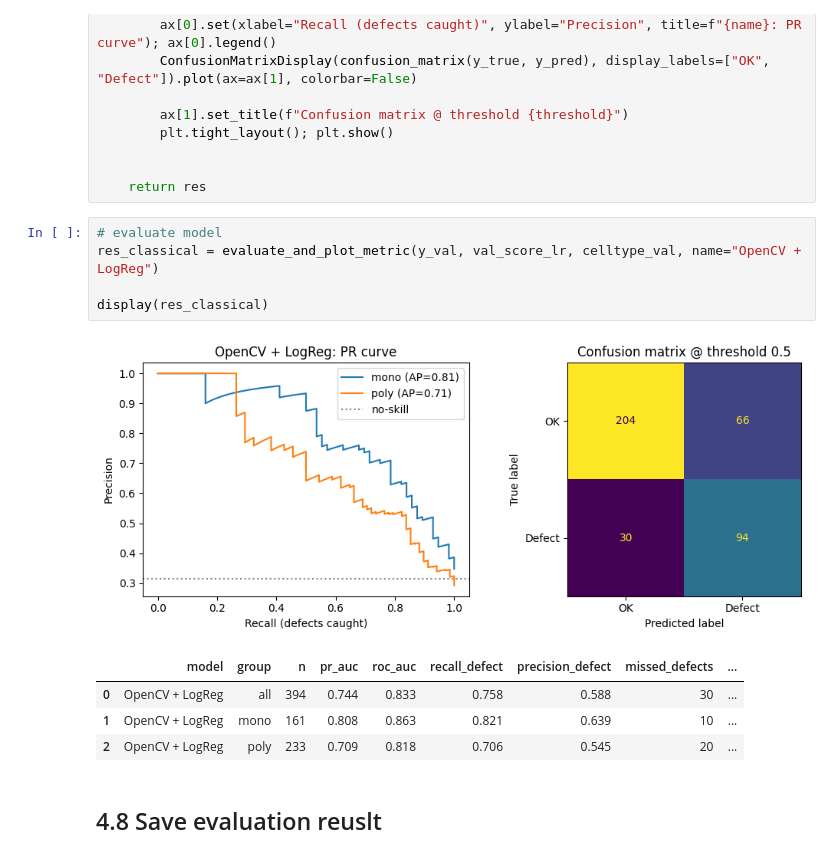
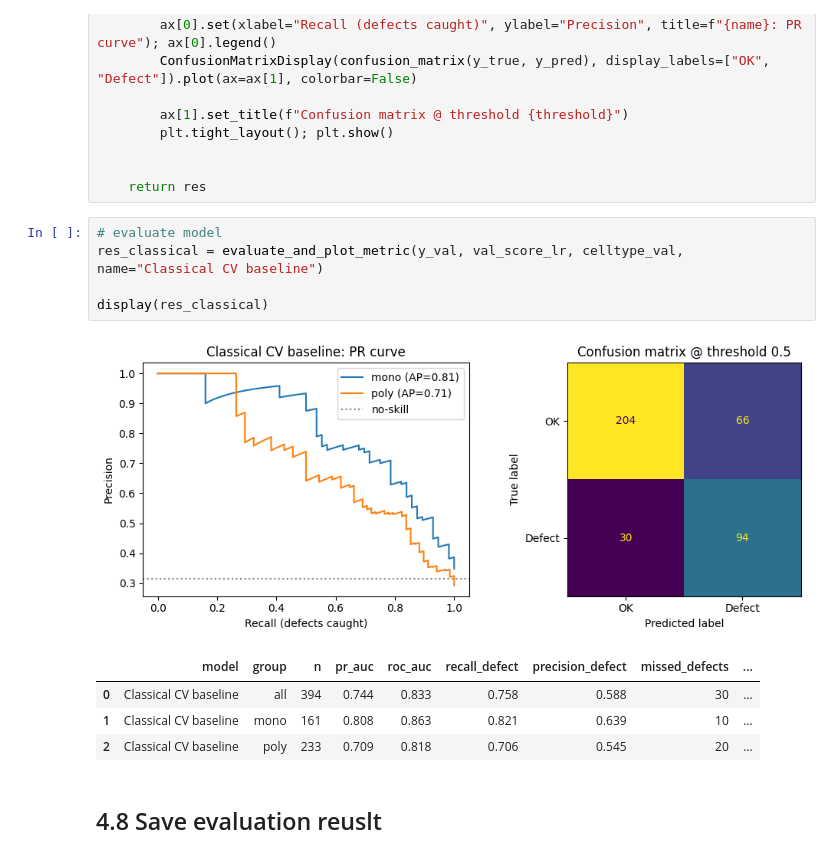
Before and after one commit to OctaviaMay/solar-el-defect-inspection, a Jupyter notebook: notebooks/01_eda_and_baselines.ipynb, the cells around one changed output. Drawn from its saved outputs; the diff is of its cells as text.

```diff
--- a/notebooks/01_eda_and_baselines.ipynb
+++ b/notebooks/01_eda_and_baselines.ipynb
@@ -282,15 +282,15 @@ def evaluate_and_plot_metric(y_true, y_score, types, threshold=0.5, name="model"
     return res
 # %%
 # evaluate model
-res_classical = evaluate_and_plot_metric(y_val, val_score_lr, celltype_val, name="OpenCV + LogReg")
+res_classical = evaluate_and_plot_metric(y_val, val_score_lr, celltype_val, name="Classical CV baseline")
 
 display(res_classical)
 # %% [output]
-[figure, old version]
+[figure, new version]
 |  | model | group | n | pr_auc | roc_auc | recall_defect | precision_defect | missed_defects | ... |
-| 0 | OpenCV + LogReg | all | 394 | 0.744 | 0.833 | 0.758 | 0.588 | 30 | ... |
-| 1 | OpenCV + LogReg | mono | 161 | 0.808 | 0.863 | 0.821 | 0.639 | 10 | ... |
-| 2 | OpenCV + LogReg | poly | 233 | 0.709 | 0.818 | 0.706 | 0.545 | 20 | ... |
+| 0 | Classical CV baseline | all | 394 | 0.744 | 0.833 | 0.758 | 0.588 | 30 | ... |
+| 1 | Classical CV baseline | mono | 161 | 0.808 | 0.863 | 0.821 | 0.639 | 10 | ... |
+| 2 | Classical CV baseline | poly | 233 | 0.709 | 0.818 | 0.706 | 0.545 | 20 | ... |
 # %% [markdown]
 ## 4.8 Save evaluation reuslt
 # %%
```
Also changed, not shown: parts of 6 cells of this notebook, 15 other files.
